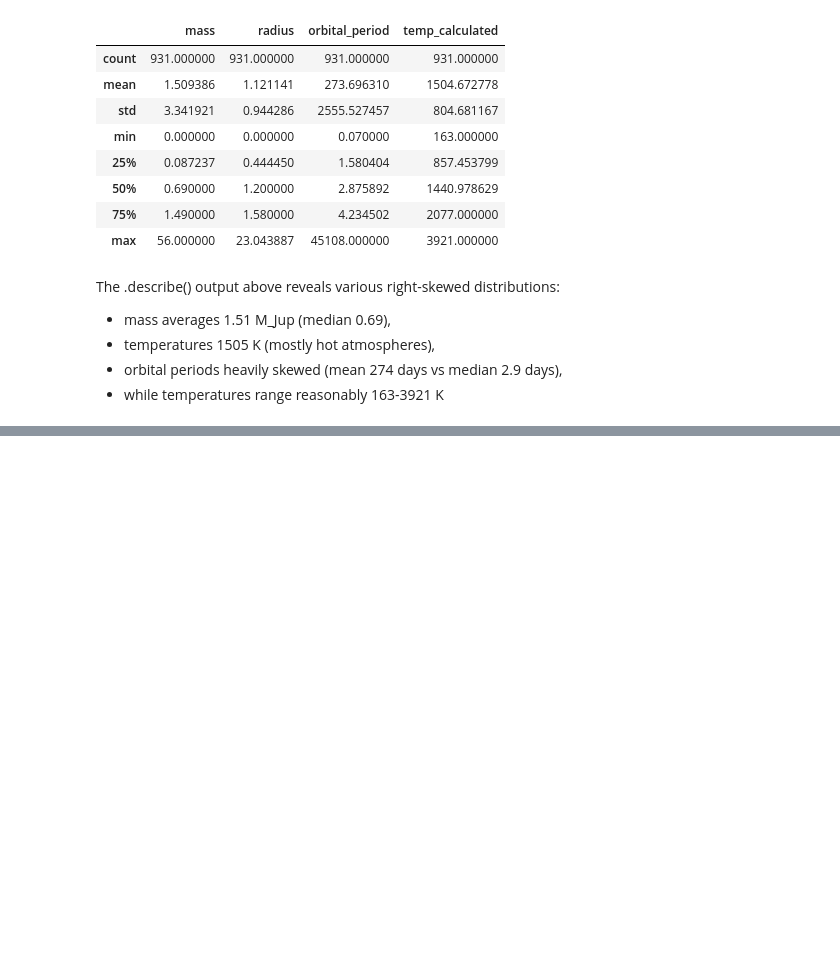
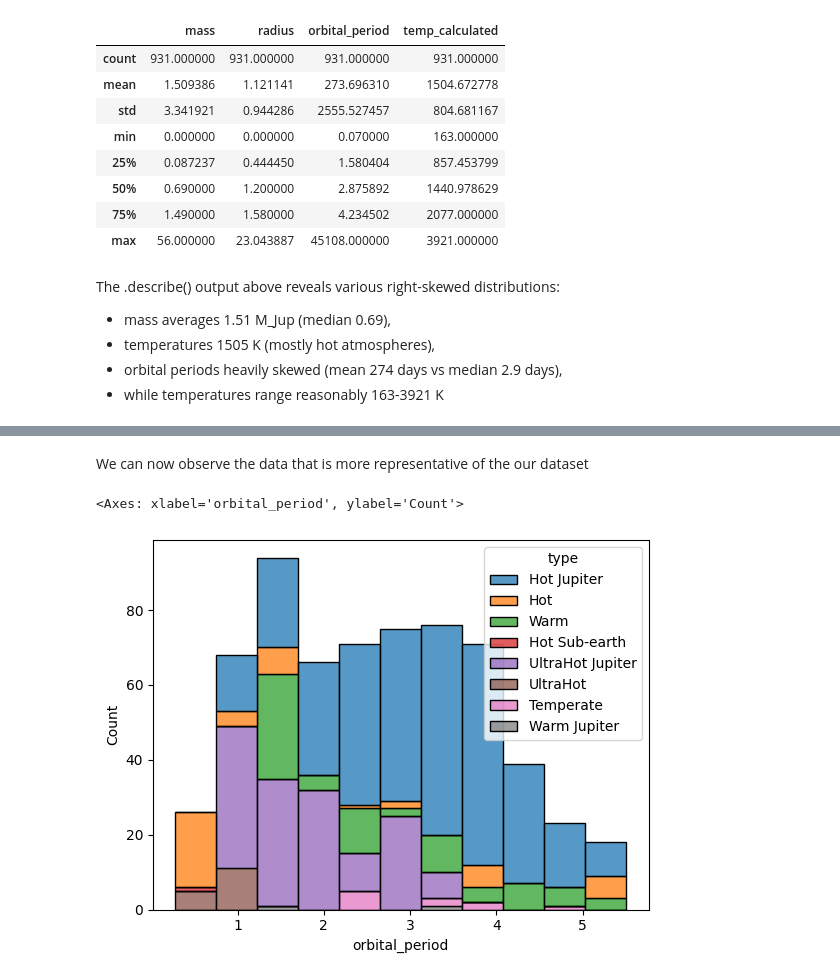
Before and after one commit to Dova-afk/MUCYT_IASCA, a Jupyter notebook: EDA_Exoatmospheres.ipynb, the cells around one changed output, grey strips where cells are left out. Saved outputs shown, nothing was run; the diff lists cells and outputs as text; code cells hidden in the pictures; blank space fills up the shorter version.

```diff
--- a/EDA_Exoatmospheres.ipynb
+++ b/EDA_Exoatmospheres.ipynb
@@ -165,0 +187,7 @@ plt.tight_layout()
+# %% [markdown]
+We can now observe the data that is more representative of the our dataset
+# %%
+sns.histplot(data=exoatmos_no_outliers, x="orbital_period", hue="type", multiple="stack")
+# %% [output]
+<Axes: xlabel='orbital_period', ylabel='Count'>
+[figure, added]
```
Also changed, not shown: parts of 12 cells of this notebook, 1 other file.
